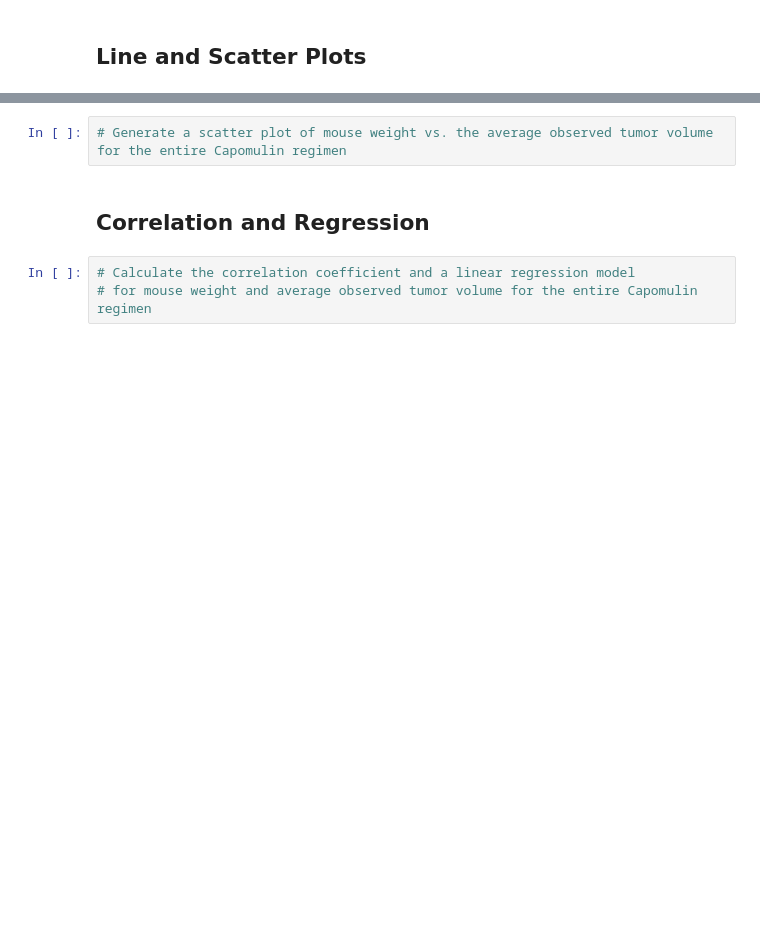
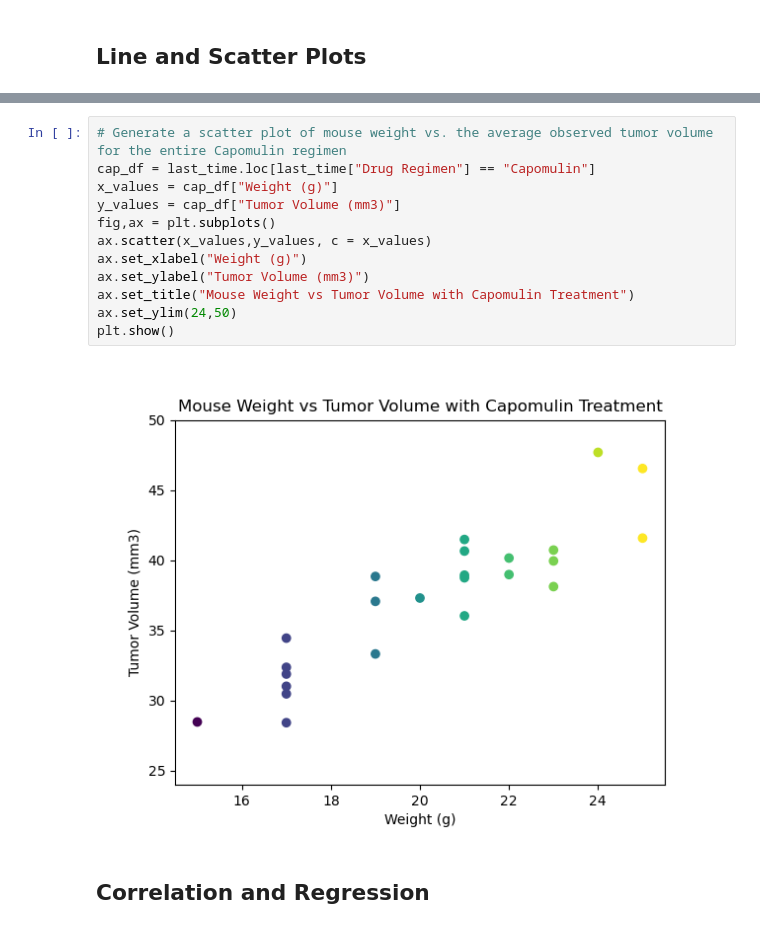
Before and after one commit to jacktemme/matplot-challenge, a Jupyter notebook: Pymaceuticals/pymaceuticals_starter.ipynb, the cells around one changed output, grey strips where cells are left out. Saved outputs shown, nothing was run; the diff lists cells and outputs as text; blank space fills up the shorter version.

```diff
--- a/Pymaceuticals/pymaceuticals_starter.ipynb
+++ b/Pymaceuticals/pymaceuticals_starter.ipynb
@@ -290,7 +295,16 @@ plt.show()
-# %%
-# Generate a scatter plot of mouse weight vs. the average observed tumor volume for the entire Capomulin regimen
+# %%
+# Generate a scatter plot of mouse weight vs. the average observed tumor volume for the entire Capomulin regimen
+cap_df = last_time.loc[last_time["Drug Regimen"] == "Capomulin"]
+x_values = cap_df["Weight (g)"]
+y_values = cap_df["Tumor Volume (mm3)"]
+fig,ax = plt.subplots()
+ax.scatter(x_values,y_values, c = x_values)
+ax.set_xlabel("Weight (g)")
+ax.set_ylabel("Tumor Volume (mm3)")
+ax.set_title("Mouse Weight vs Tumor Volume with Capomulin Treatment")
+ax.set_ylim(24,50)
+plt.show()
+# %% [output]
+[figure, added]
 # %% [markdown]
 ## Correlation and Regression
-# %%
-# Calculate the correlation coefficient and a linear regression model
-# for mouse weight and average observed tumor volume for the entire Capomulin regimen
```
Also changed, not shown: parts of 5 cells of this notebook.
